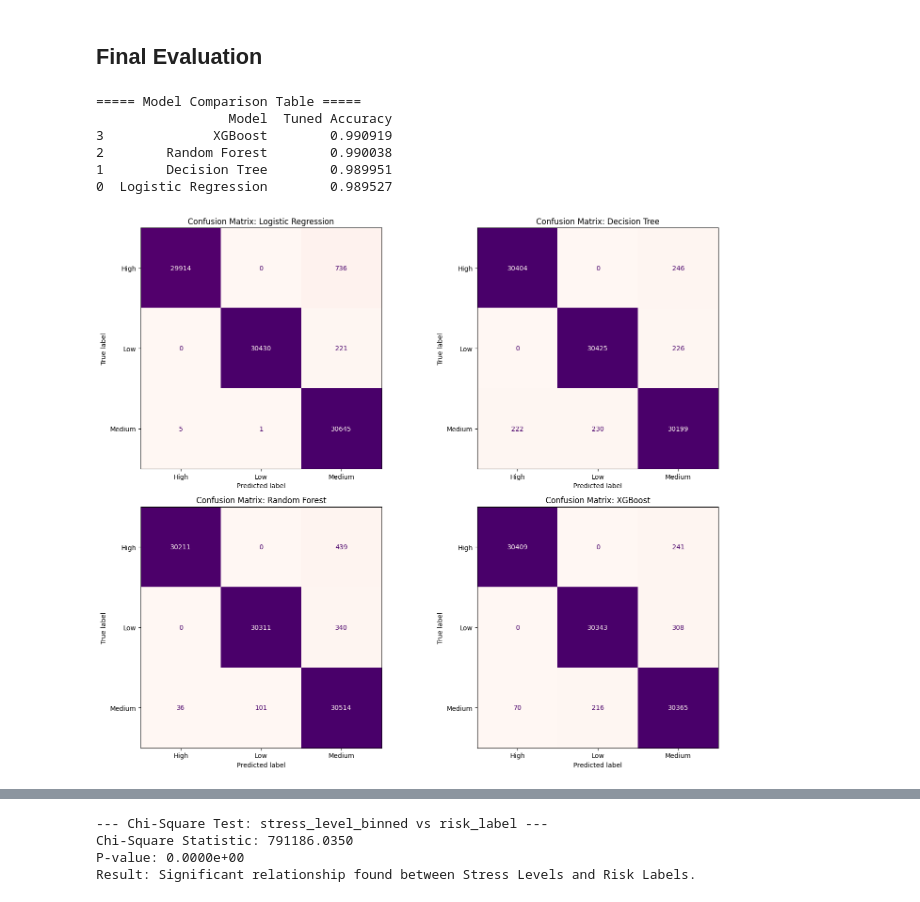
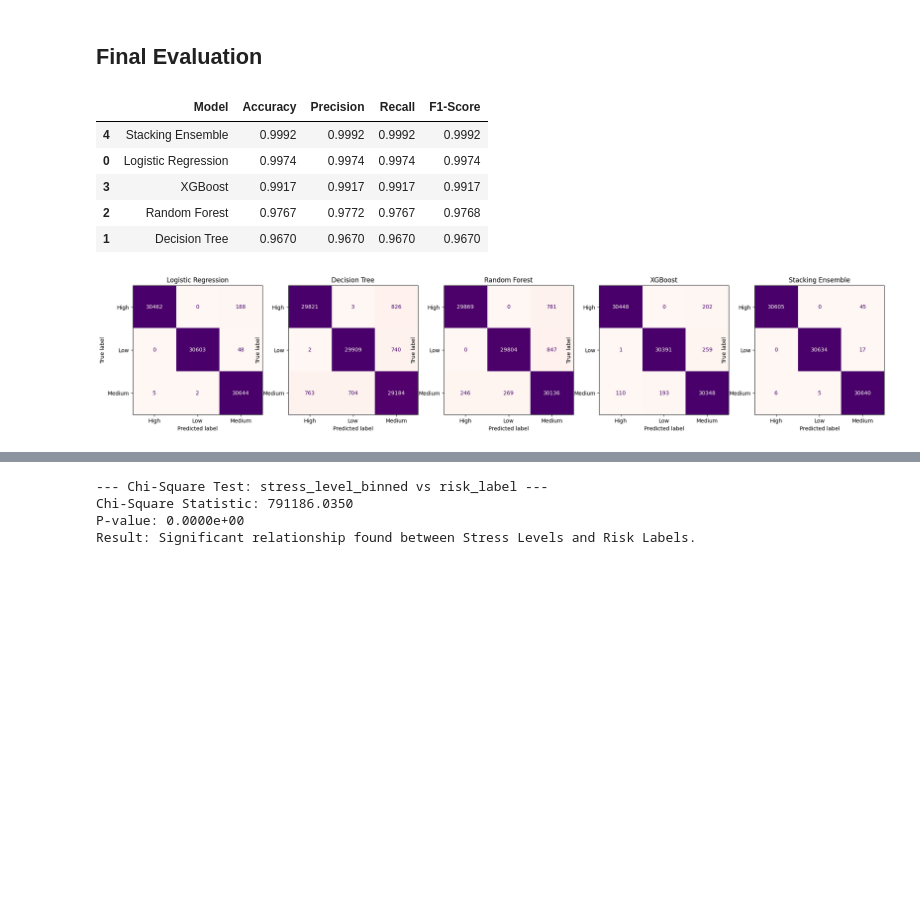
Before and after one commit to X4201/fyp_Degree, a Jupyter notebook: fyp - Burnout level prediction.ipynb, the cells around one changed output, grey strips where cells are left out. Cells and saved outputs as stored; diff of their text form; code cells hidden in the pictures; blank space fills up the shorter version.

```diff
--- a/fyp - Burnout level prediction.ipynb
+++ b/fyp - Burnout level prediction.ipynb
@@ -222,10 +240,9 @@ memory usage: 38.8 MB
 # %% [markdown]
 # Target Analysis
 # %%
-# Create a new column for Classification
 def create_risk_category(score):
-    if score < 0.4: return 'Low'
-    elif score < 0.7: return 'Medium'
+    if score < 4: return 'Low'
+    elif score < 7: return 'Medium'
     else: return 'High'
 
 df2['risk_label'] = df2['burnout_risk'].apply(create_risk_category)
@@ -385,39 +465,42 @@ Best params for XGBoost: {'subsample': 0.8, 'n_estimators': 200, 'max_depth': 6,
 # %% [markdown]
 ## Final Evaluation
 # %%
-# Create a list to store comparison data
-comparison_data = []
+# Add stacking model to the dictionary of models to evaluate
+all_models = best_estimators.copy()
+all_models["Stacking Ensemble"] = stacking_model
 
-for name, model in best_estimators.items():
+# 1. Update Metrics Table
+comparison_list = []
+for name, model in all_models.items():
     y_pred = model.predict(X_test)
     acc = accuracy_score(y_test, y_pred)
-    comparison_data.append({"Model": name, "Tuned Accuracy": acc})
+    prec, rec, f1, _ = precision_recall_fscore_support(y_test, y_pred, average='weighted')
 
-# Convert to DataFrame for a clean table
-df_comparison = pd.DataFrame(comparison_data).sort_values(by="Tuned Accuracy", ascending=False)
-print("===== Model Comparison Table =====")
-print(df_comparison)
+    comparison_list.append({
+        "Model": name,
+        "Accuracy": round(acc, 4),
+        "Precision": round(prec, 4),
+        "Recall": round(rec, 4),
+        "F1-Score": round(f1, 4)
+    })
+
+df_results = pd.DataFrame(comparison_list).sort_values(by="Accuracy", ascending=False)
+display(df_results)
 # %% [output]
-===== Model Comparison Table =====
-                 Model  Tuned Accuracy
-3              XGBoost        0.990919
-2        Random Forest        0.990038
-1        Decision Tree        0.989951
-0  Logistic Regression        0.989527
+|  | Model | Accuracy | Precision | Recall | F1-Score |
+| 4 | Stacking Ensemble | 0.9992 | 0.9992 | 0.9992 | 0.9992 |
+| 0 | Logistic Regression | 0.9974 | 0.9974 | 0.9974 | 0.9974 |
+| 3 | XGBoost | 0.9917 | 0.9917 | 0.9917 | 0.9917 |
+| 2 | Random Forest | 0.9767 | 0.9772 | 0.9767 | 0.9768 |
+| 1 | Decision Tree | 0.9670 | 0.9670 | 0.9670 | 0.9670 |
 # %%
-from sklearn.metrics import ConfusionMatrixDisplay
-
-fig, axes = plt.subplots(2, 2, figsize=(15, 12))
-axes = axes.flatten()
-
-for i, (name, model) in enumerate(best_estimators.items()):
+fig, axes = plt.subplots(1, 5, figsize=(25, 5)) # Adjusted for 5 models
+for i, (name, model) in enumerate(all_models.items()):
     y_pred = model.predict(X_test)
     cm = confusion_matrix(y_test, y_pred)
     disp = ConfusionMatrixDisplay(confusion_matrix=cm, display_labels=le.classes_)
-    disp.plot(cmap='RdPu', values_format = 'd', ax=axes[i], colorbar=False)
-    axes[i].set_title(f"Confusion Matrix: {name}")
-
-plt.tight_layout()
+    disp.plot(cmap='RdPu', values_format='d', ax=axes[i], colorbar=False)
+    axes[i].set_title(name)
 plt.show()
 # %% [output]
-[figure, old version]
+[figure, new version]
```
Also changed, not shown: parts of 32 cells of this notebook, 3 other files.
